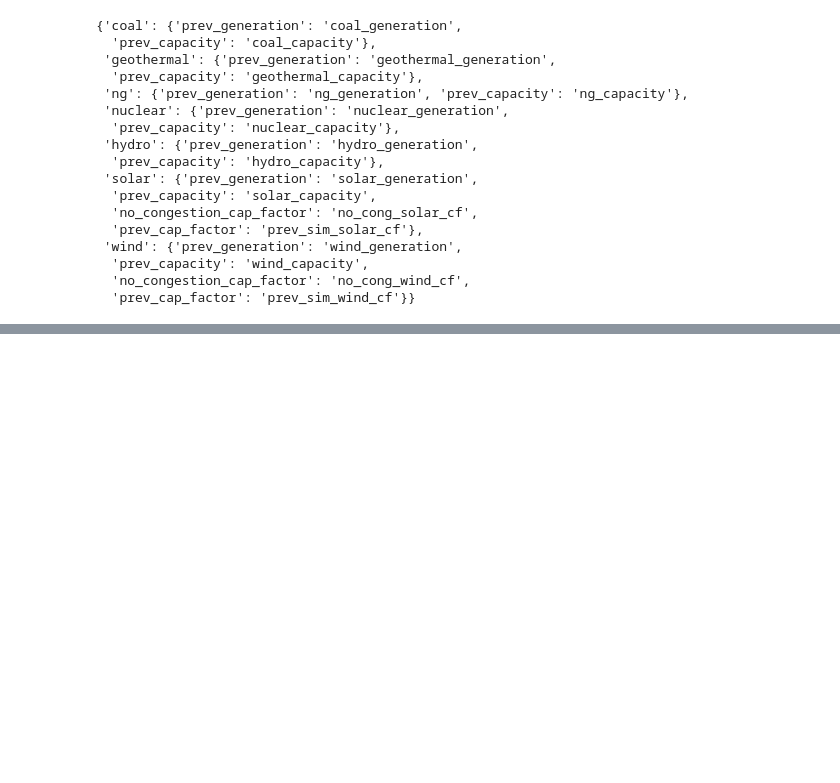
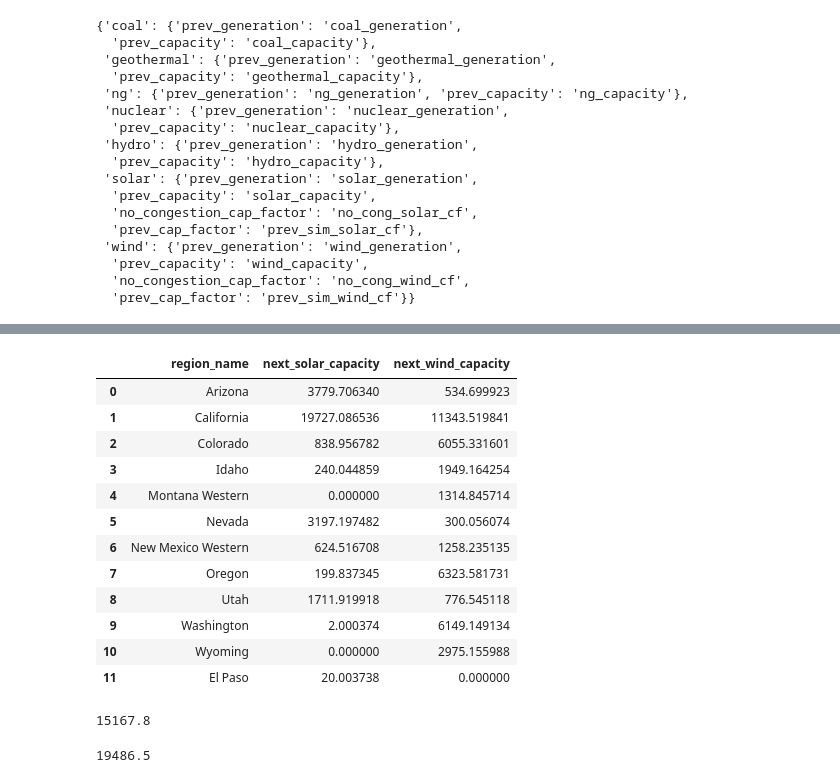
Before and after one commit to Breakthrough-Energy/PowerSimData, a Jupyter notebook: powersimdata/scaling/clean_capacity_scaling/capacity_planning_demo.ipynb, the cells around one changed output, grey strips where cells are left out. Cells and saved outputs as stored; diff of their text form; code cells hidden in the pictures; blank space fills up the shorter version.

```diff
--- a/powersimdata/scaling/clean_capacity_scaling/capacity_planning_demo.ipynb
+++ b/powersimdata/scaling/clean_capacity_scaling/capacity_planning_demo.ipynb
@@ -153,0 +186,22 @@ strategy_manager.targets['Arizona'].calculate_added_capacity()
+# %%
+collaborative_strategy_manager.data_frame_of_next_capacities()
+# %% [output]
+|  | region_name | next_solar_capacity | next_wind_capacity |
+| 0 | Arizona | 3779.706340 | 534.699923 |
+| 1 | California | 19727.086536 | 11343.519841 |
+| 2 | Colorado | 838.956782 | 6055.331601 |
+| 3 | Idaho | 240.044859 | 1949.164254 |
+| 4 | Montana Western | 0.000000 | 1314.845714 |
+| 5 | Nevada | 3197.197482 | 300.056074 |
+| 6 | New Mexico Western | 624.516708 | 1258.235135 |
+| 7 | Oregon | 199.837345 | 6323.581731 |
+| 8 | Utah | 1711.919918 | 776.545118 |
+| 9 | Washington | 2.000374 | 6149.149134 |
+| 10 | Wyoming | 0.000000 | 2975.155988 |
+| 11 | El Paso | 20.003738 | 0.000000 |
+# %%
+print(collaborative_strategy_manager.calculate_total_capacity('solar'))
+collaborative_strategy_manager.calculate_total_capacity('wind')
+# %% [output]
+15167.8
+19486.5
```
Also changed, not shown: parts of 15 cells of this notebook, 3 other files.
